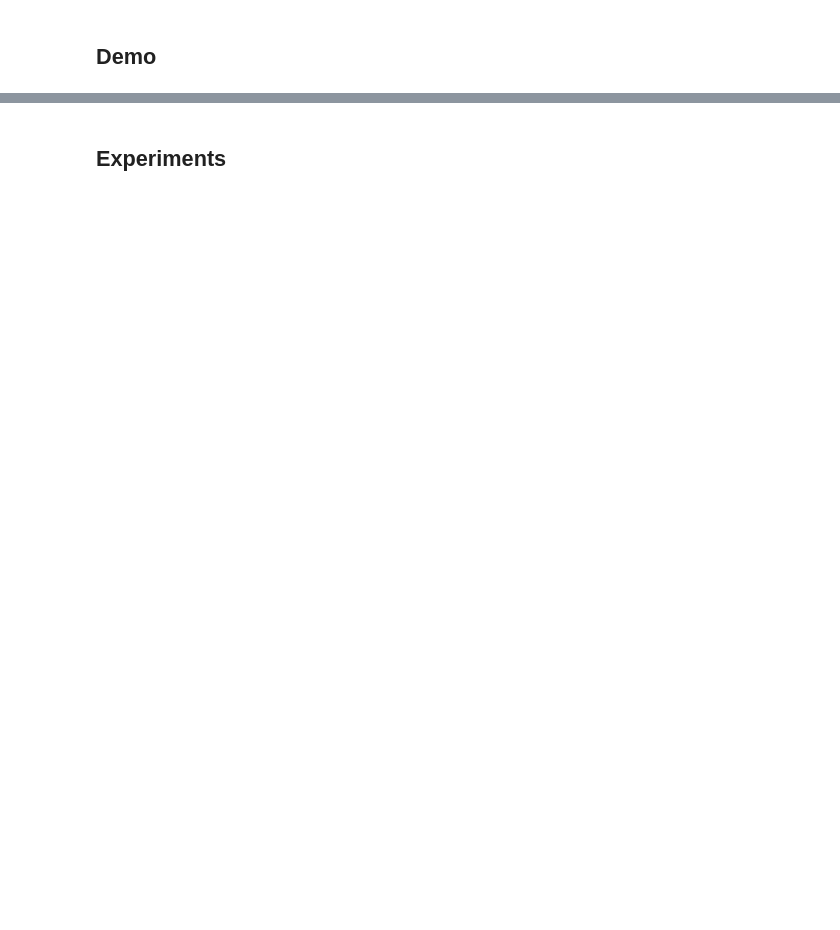
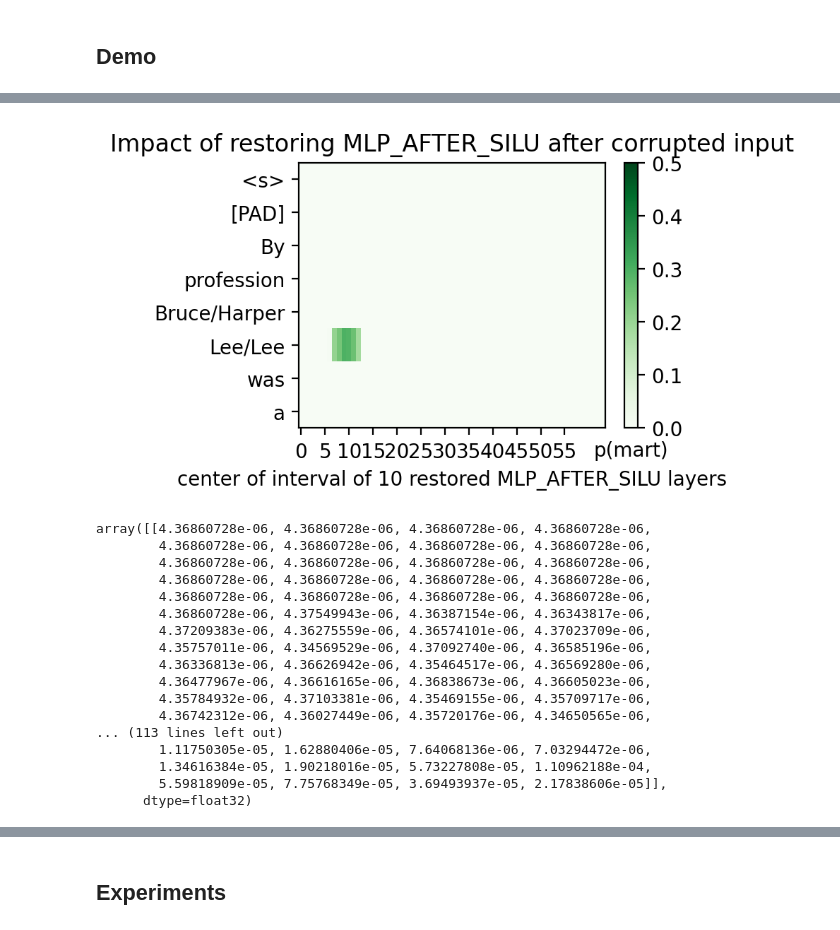
Before and after one commit to helalaou/anlp-spring2025-hw3, a Jupyter notebook: demo/mamba2_updated_causal_tracing.ipynb, the cells around one changed output, grey strips where cells are left out. Cells and saved outputs as stored; diff of their text form; code cells hidden in the pictures; blank space fills up the shorter version.

```diff
--- a/demo/mamba2_updated_causal_tracing.ipynb
+++ b/demo/mamba2_updated_causal_tracing.ipynb
@@ -260,0 +270,32 @@ for mamba_block_hook in [
+# %%
+import os
+FILE_NAME_PREFIX = f"{subject.replace(' ', '_')}"
+SAVE_DIR = f"../Figures/causal_tracing_examples"
+os.makedirs(SAVE_DIR, exist_ok=True)
+
+plot_trace_heatmap(
+        indirect_effects,
+        modelname=model_id.split("/")[-1],
+        relative_recovery=False,
+        savepdf=os.path.join(SAVE_DIR, f"{FILE_NAME_PREFIX}_{mamba_block_hook.split('_')[0]}.pdf"),
+        scale_range=(0, 0.5)
+    )
+# %% [output]
+[figure, added]
+array([[4.36860728e-06, 4.36860728e-06, 4.36860728e-06, 4.36860728e-06,
+        4.36860728e-06, 4.36860728e-06, 4.36860728e-06, 4.36860728e-06,
+        4.36860728e-06, 4.36860728e-06, 4.36860728e-06, 4.36860728e-06,
+        4.36860728e-06, 4.36860728e-06, 4.36860728e-06, 4.36860728e-06,
+        4.36860728e-06, 4.36860728e-06, 4.36860728e-06, 4.36860728e-06,
+        4.36860728e-06, 4.37549943e-06, 4.36387154e-06, 4.36343817e-06,
+        4.37209383e-06, 4.36275559e-06, 4.36574101e-06, 4.37023709e-06,
+        4.35757011e-06, 4.34569529e-06, 4.37092740e-06, 4.36585196e-06,
+        4.36336813e-06, 4.36626942e-06, 4.35464517e-06, 4.36569280e-06,
+        4.36477967e-06, 4.36616165e-06, 4.36838673e-06, 4.36605023e-06,
+        4.35784932e-06, 4.37103381e-06, 4.35469155e-06, 4.35709717e-06,
+        4.36742312e-06, 4.36027449e-06, 4.35720176e-06, 4.34650565e-06,
+... (113 lines left out)
+        1.11750305e-05, 1.62880406e-05, 7.64068136e-06, 7.03294472e-06,
+        1.34616384e-05, 1.90218016e-05, 5.73227808e-05, 1.10962188e-04,
+        5.59818909e-05, 7.75768349e-05, 3.69493937e-05, 2.17838606e-05]],
+      dtype=float32)
```
Also changed, not shown: parts of 42 cells of this notebook, 6 other files.
